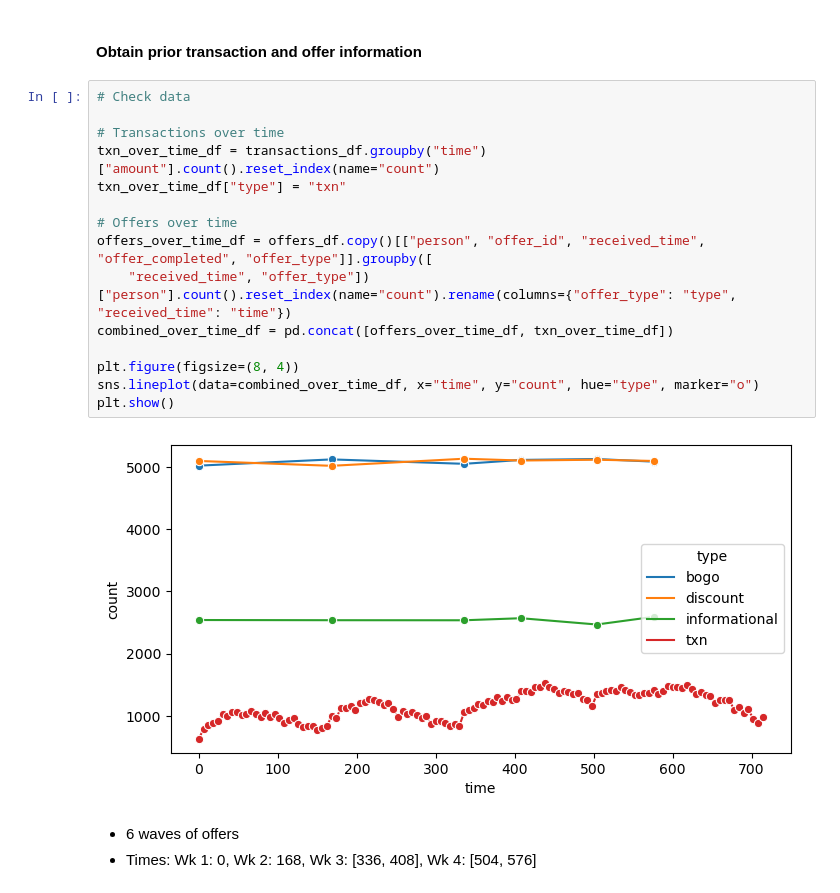
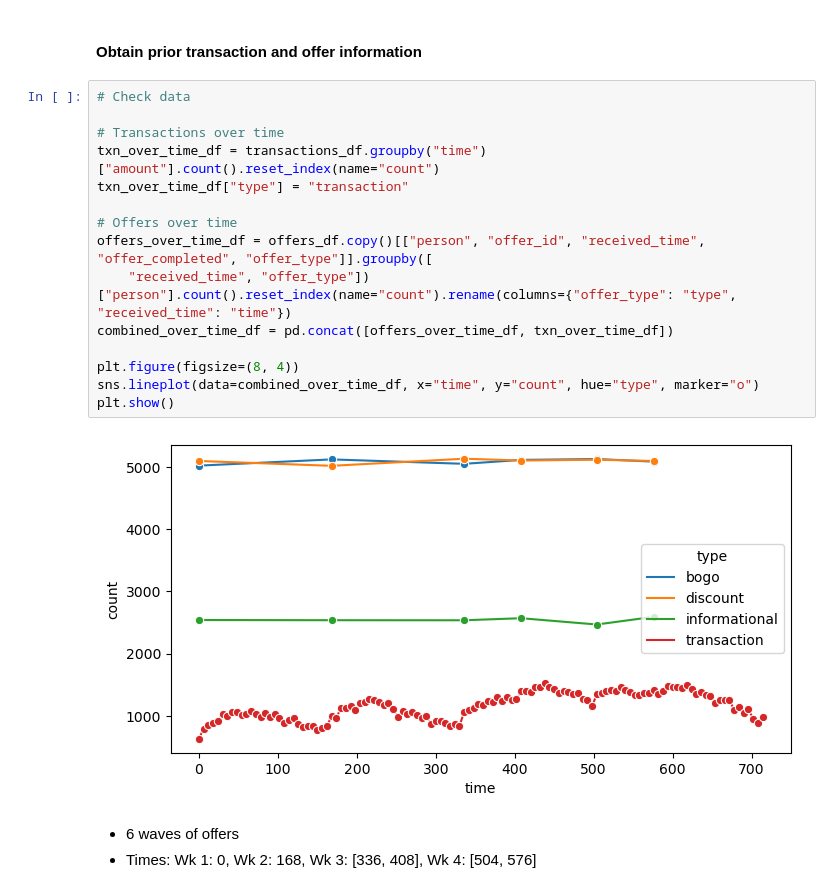
Before and after one commit to Nat-Han1999/BT4211-Starbucks, a Jupyter notebook: Regression/regression_data_prep.ipynb, the cells around one changed output. Drawn from its saved outputs; the diff is of its cells as text.

```diff
--- a/Regression/regression_data_prep.ipynb
+++ b/Regression/regression_data_prep.ipynb
@@ -35,20 +35,20 @@ offers_df = offers_raw.copy()
 # %%
 # Check data
 
 # Transactions over time
 txn_over_time_df = transactions_df.groupby("time")["amount"].count().reset_index(name="count")
-txn_over_time_df["type"] = "txn"
+txn_over_time_df["type"] = "transaction"
 
 # Offers over time
 offers_over_time_df = offers_df.copy()[["person", "offer_id", "received_time", "offer_completed", "offer_type"]].groupby([
     "received_time", "offer_type"])["person"].count().reset_index(name="count").rename(columns={"offer_type": "type", "received_time": "time"})
 combined_over_time_df = pd.concat([offers_over_time_df, txn_over_time_df])
 
 plt.figure(figsize=(8, 4))
 sns.lineplot(data=combined_over_time_df, x="time", y="count", hue="type", marker="o")
 plt.show()
 # %% [output]
-[figure, old version]
+[figure, new version]
 # %% [markdown]
 - 6 waves of offers
 - Times: Wk 1: 0, Wk 2: 168, Wk 3: [336, 408], Wk 4: [504, 576]
```
Also changed, not shown: parts of 9 cells of this notebook, 2 other files.
